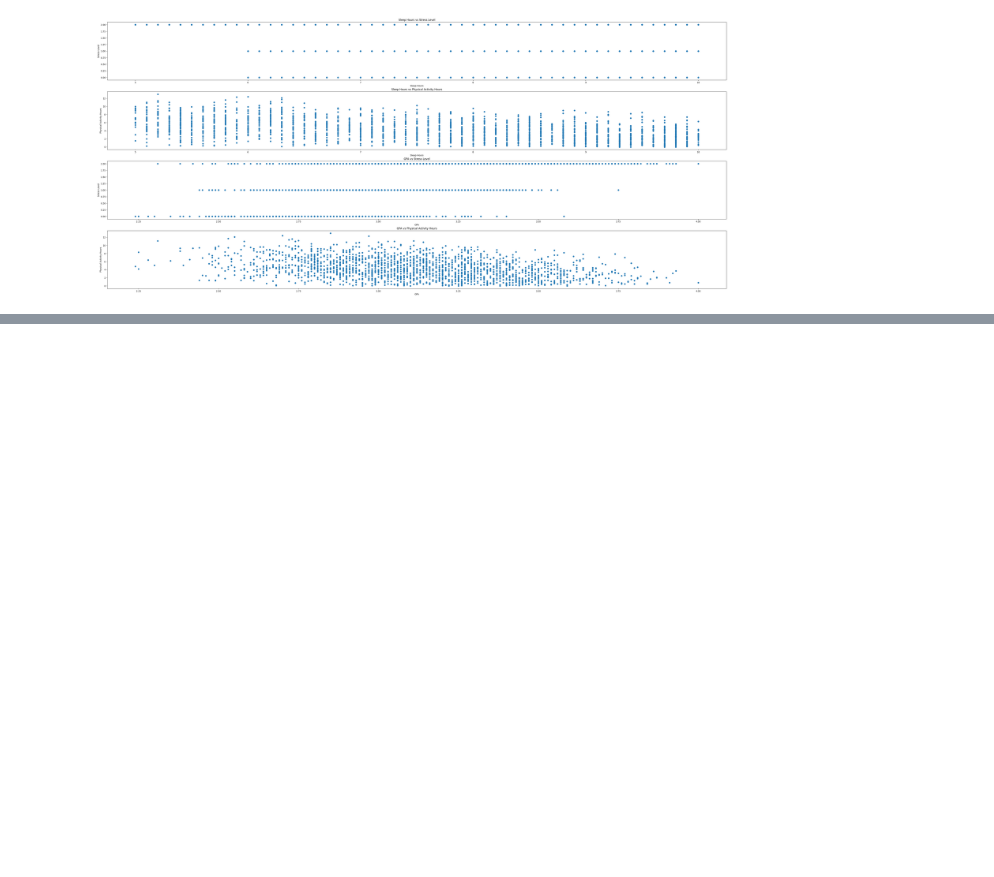
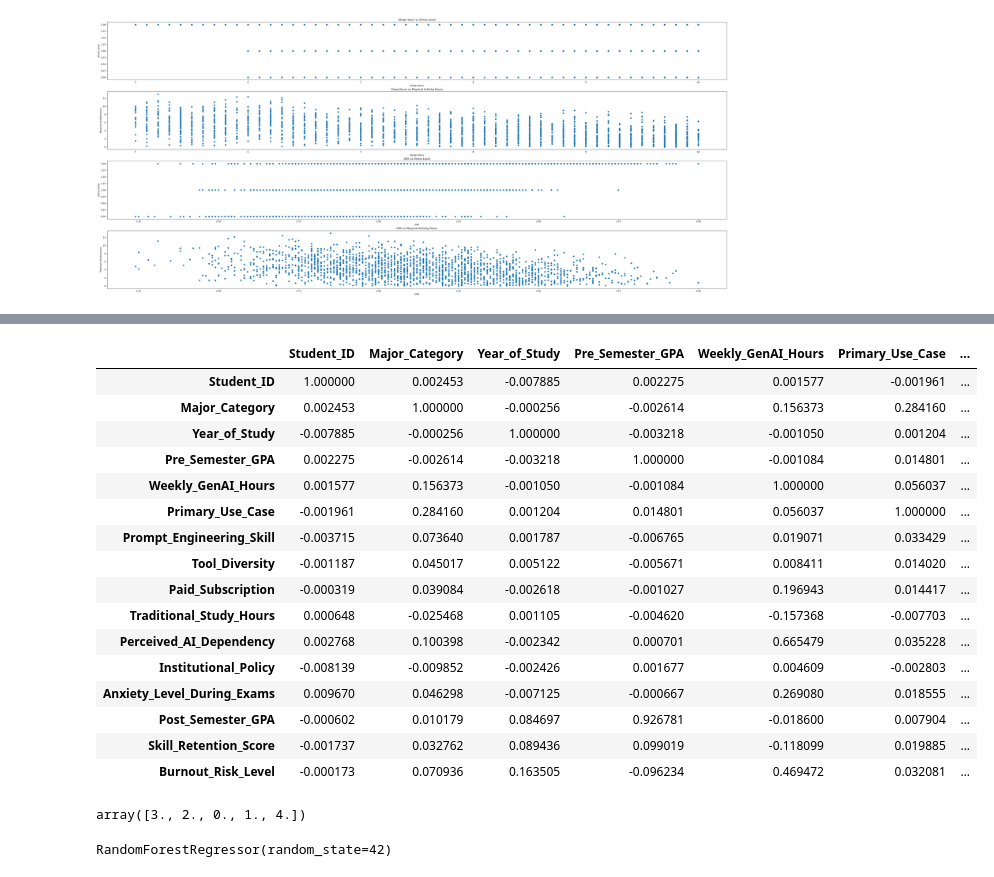
Before and after one commit to Adhithpasu/StudentSleepToStudentWellbing, a Jupyter notebook: SleepToStudentWellbeing.ipynb, the cells around one changed output, grey strips where cells are left out. Cells and saved outputs as stored; diff of their text form; code cells hidden in the pictures; blank space fills up the shorter version.

```diff
--- a/SleepToStudentWellbeing.ipynb
+++ b/SleepToStudentWellbeing.ipynb
@@ -477,0 +1133,3 @@ X, Y = df_life[["Sleep_Hours_Per_Day", "Physical_Activity_Hours_Per_Day"]], df_l
+# %%
+Skill_map = {"Beginner": 1.0, "Intermediate": 2.0, "Advanced": 3.0}
+df3["Prompt_Engineering_Skill"] = df3["Prompt_Engineering_Skill"].map(Skill_map)
@@ -477,0 +1142,3 @@ X, Y = df_life[["Sleep_Hours_Per_Day", "Physical_Activity_Hours_Per_Day"]], df_l
+# %%
+Policy_map = {"Strict_Ban": 0.0, "Allowed_With_Citation": 1.0, "Actively_Encouraged": 2.0}
+df3["Institutional_Policy"] = df3["Institutional_Policy"].map(Policy_map)
@@ -477,0 +1151,3 @@ X, Y = df_life[["Sleep_Hours_Per_Day", "Physical_Activity_Hours_Per_Day"]], df_l
+# %%
+Burnout_map = {"Low": 0.0, "Medium": 1.0, "High": 2.0}
+df3["Burnout_Risk_Level"] = df3["Burnout_Risk_Level"].map(Burnout_map)
@@ -477,0 +1158,3 @@ X, Y = df_life[["Sleep_Hours_Per_Day", "Physical_Activity_Hours_Per_Day"]], df_l
+# %%
+Sub_map = {False: 0.0, True: 1.0}
+df3["Paid_Subscription"] = df3["Paid_Subscription"].map(Sub_map)
@@ -477,0 +1181,24 @@ X, Y = df_life[["Sleep_Hours_Per_Day", "Physical_Activity_Hours_Per_Day"]], df_l
+# %%
+df3.corr()
+# %% [output]
+|  | Student_ID | Major_Category | Year_of_Study | Pre_Semester_GPA | Weekly_GenAI_Hours | Primary_Use_Case | ... |
+| Student_ID | 1.000000 | 0.002453 | -0.007885 | 0.002275 | 0.001577 | -0.001961 | ... |
+| Major_Category | 0.002453 | 1.000000 | -0.000256 | -0.002614 | 0.156373 | 0.284160 | ... |
+| Year_of_Study | -0.007885 | -0.000256 | 1.000000 | -0.003218 | -0.001050 | 0.001204 | ... |
+| Pre_Semester_GPA | 0.002275 | -0.002614 | -0.003218 | 1.000000 | -0.001084 | 0.014801 | ... |
+| Weekly_GenAI_Hours | 0.001577 | 0.156373 | -0.001050 | -0.001084 | 1.000000 | 0.056037 | ... |
+| Primary_Use_Case | -0.001961 | 0.284160 | 0.001204 | 0.014801 | 0.056037 | 1.000000 | ... |
+| Prompt_Engineering_Skill | -0.003715 | 0.073640 | 0.001787 | -0.006765 | 0.019071 | 0.033429 | ... |
+| Tool_Diversity | -0.001187 | 0.045017 | 0.005122 | -0.005671 | 0.008411 | 0.014020 | ... |
+| Paid_Subscription | -0.000319 | 0.039084 | -0.002618 | -0.001027 | 0.196943 | 0.014417 | ... |
+| Traditional_Study_Hours | 0.000648 | -0.025468 | 0.001105 | -0.004620 | -0.157368 | -0.007703 | ... |
+| Perceived_AI_Dependency | 0.002768 | 0.100398 | -0.002342 | 0.000701 | 0.665479 | 0.035228 | ... |
+| Institutional_Policy | -0.008139 | -0.009852 | -0.002426 | 0.001677 | 0.004609 | -0.002803 | ... |
+| Anxiety_Level_During_Exams | 0.009670 | 0.046298 | -0.007125 | -0.000667 | 0.269080 | 0.018555 | ... |
+| Post_Semester_GPA | -0.000602 | 0.010179 | 0.084697 | 0.926781 | -0.018600 | 0.007904 | ... |
+| Skill_Retention_Score | -0.001737 | 0.032762 | 0.089436 | 0.099019 | -0.118099 | 0.019885 | ... |
+| Burnout_Risk_Level | -0.000173 | 0.070936 | 0.163505 | -0.096234 | 0.469472 | 0.032081 | ... |
+# %%
+df3["Year_of_Study"].unique()
+# %% [output]
+array([3., 2., 0., 1., 4.])
@@ -477,0 +1209,5 @@ X, Y = df_life[["Sleep_Hours_Per_Day", "Physical_Activity_Hours_Per_Day"]], df_l
+# %%
+model = RandomForestRegressor(n_estimators=100, random_state=42)
+model.fit(X_train, y_train)
+# %% [output]
+RandomForestRegressor(random_state=42)
```
Also changed, not shown: parts of 90 cells of this notebook.
